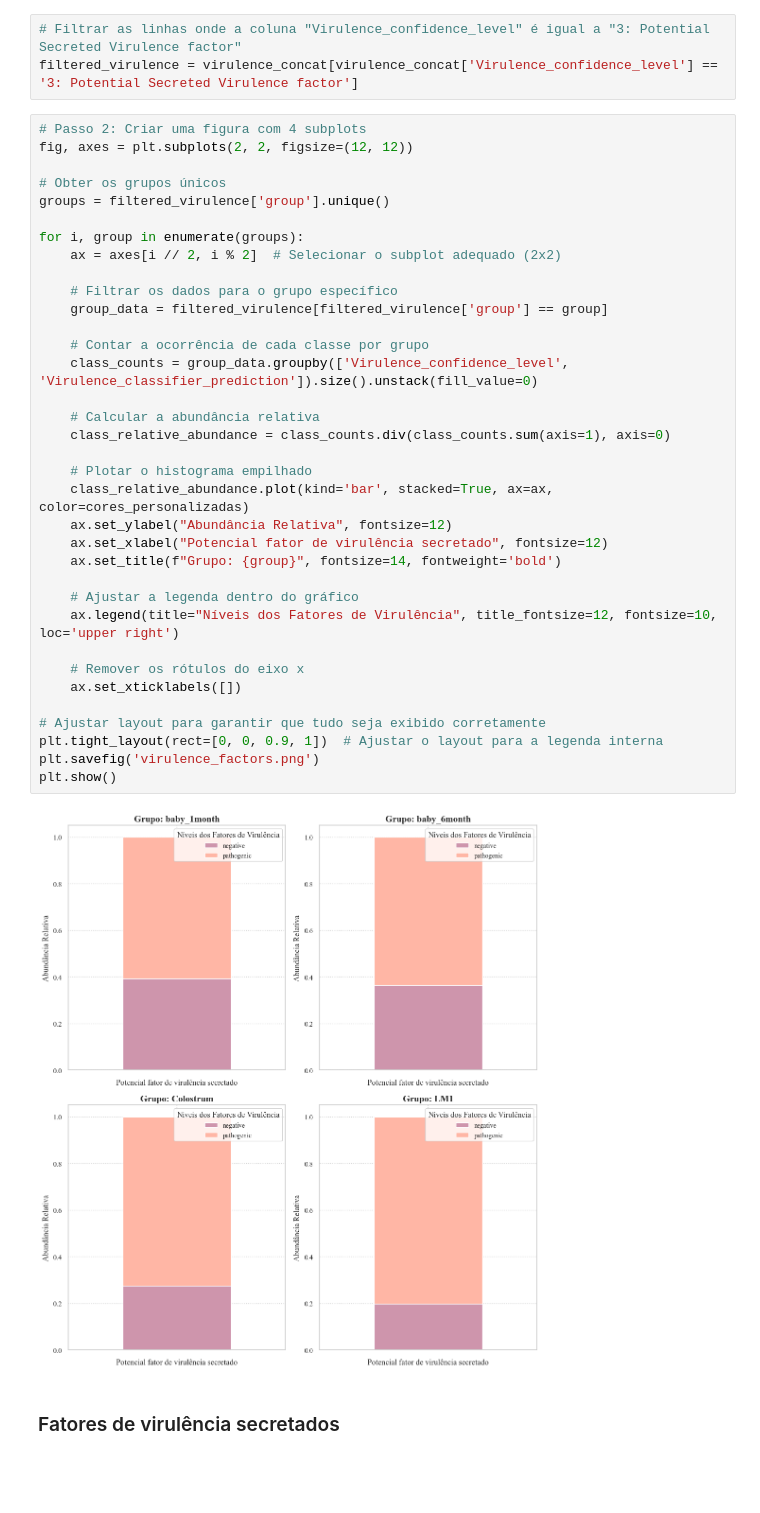
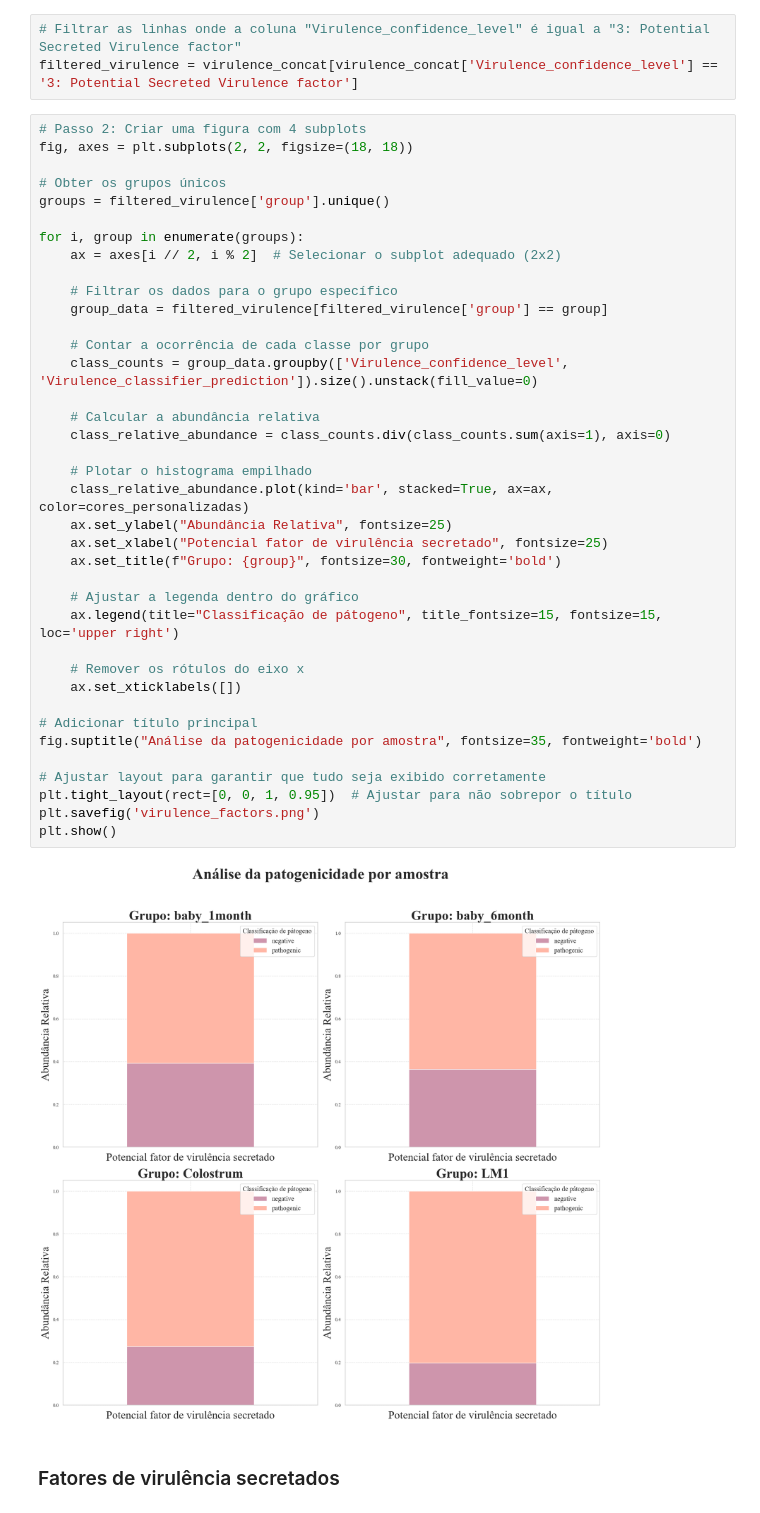
Before and after one commit to monocas/TCC-Leite-Materno, a Jupyter notebook: PathoFact/pathofact_analise/tratamento_de_dados.ipynb, the cells around one changed output. Saved outputs shown, nothing was run; the diff lists cells and outputs as text; blank space fills up the shorter version.

```diff
--- a/PathoFact/pathofact_analise/tratamento_de_dados.ipynb
+++ b/PathoFact/pathofact_analise/tratamento_de_dados.ipynb
@@ -98,41 +98,44 @@ plt.show()
 filtered_virulence = virulence_concat[virulence_concat['Virulence_confidence_level'] == '3: Potential Secreted Virulence factor']
 # %%
 # Passo 2: Criar uma figura com 4 subplots
-fig, axes = plt.subplots(2, 2, figsize=(12, 12))
+fig, axes = plt.subplots(2, 2, figsize=(18, 18))
 
 # Obter os grupos únicos
 groups = filtered_virulence['group'].unique()
 
 for i, group in enumerate(groups):
     ax = axes[i // 2, i % 2]  # Selecionar o subplot adequado (2x2)
 
     # Filtrar os dados para o grupo específico
     group_data = filtered_virulence[filtered_virulence['group'] == group]
 
     # Contar a ocorrência de cada classe por grupo
     class_counts = group_data.groupby(['Virulence_confidence_level', 'Virulence_classifier_prediction']).size().unstack(fill_value=0)
 
     # Calcular a abundância relativa
     class_relative_abundance = class_counts.div(class_counts.sum(axis=1), axis=0)
 
     # Plotar o histograma empilhado
     class_relative_abundance.plot(kind='bar', stacked=True, ax=ax, color=cores_personalizadas)
-    ax.set_ylabel("Abundância Relativa", fontsize=12)
-    ax.set_xlabel("Potencial fator de virulência secretado", fontsize=12)
-    ax.set_title(f"Grupo: {group}", fontsize=14, fontweight='bold')
+    ax.set_ylabel("Abundância Relativa", fontsize=25)
+    ax.set_xlabel("Potencial fator de virulência secretado", fontsize=25)
+    ax.set_title(f"Grupo: {group}", fontsize=30, fontweight='bold')
 
     # Ajustar a legenda dentro do gráfico
-    ax.legend(title="Níveis dos Fatores de Virulência", title_fontsize=12, fontsize=10, loc='upper right')
+    ax.legend(title="Classificação de pátogeno", title_fontsize=15, fontsize=15, loc='upper right')
 
     # Remover os rótulos do eixo x
     ax.set_xticklabels([])
 
+# Adicionar título principal
+fig.suptitle("Análise da patogenicidade por amostra", fontsize=35, fontweight='bold')
+
 # Ajustar layout para garantir que tudo seja exibido corretamente
-plt.tight_layout(rect=[0, 0, 0.9, 1])  # Ajustar o layout para a legenda interna
+plt.tight_layout(rect=[0, 0, 1, 0.95])  # Ajustar para não sobrepor o título
 plt.savefig('virulence_factors.png')
 plt.show()
 # %% [output]
-[figure, old version]
+[figure, new version]
 # %% [markdown]
 ### Fatores de virulência secretados
 # %%
```
Also changed, not shown: parts of 3 cells of this notebook, 4 other files.
